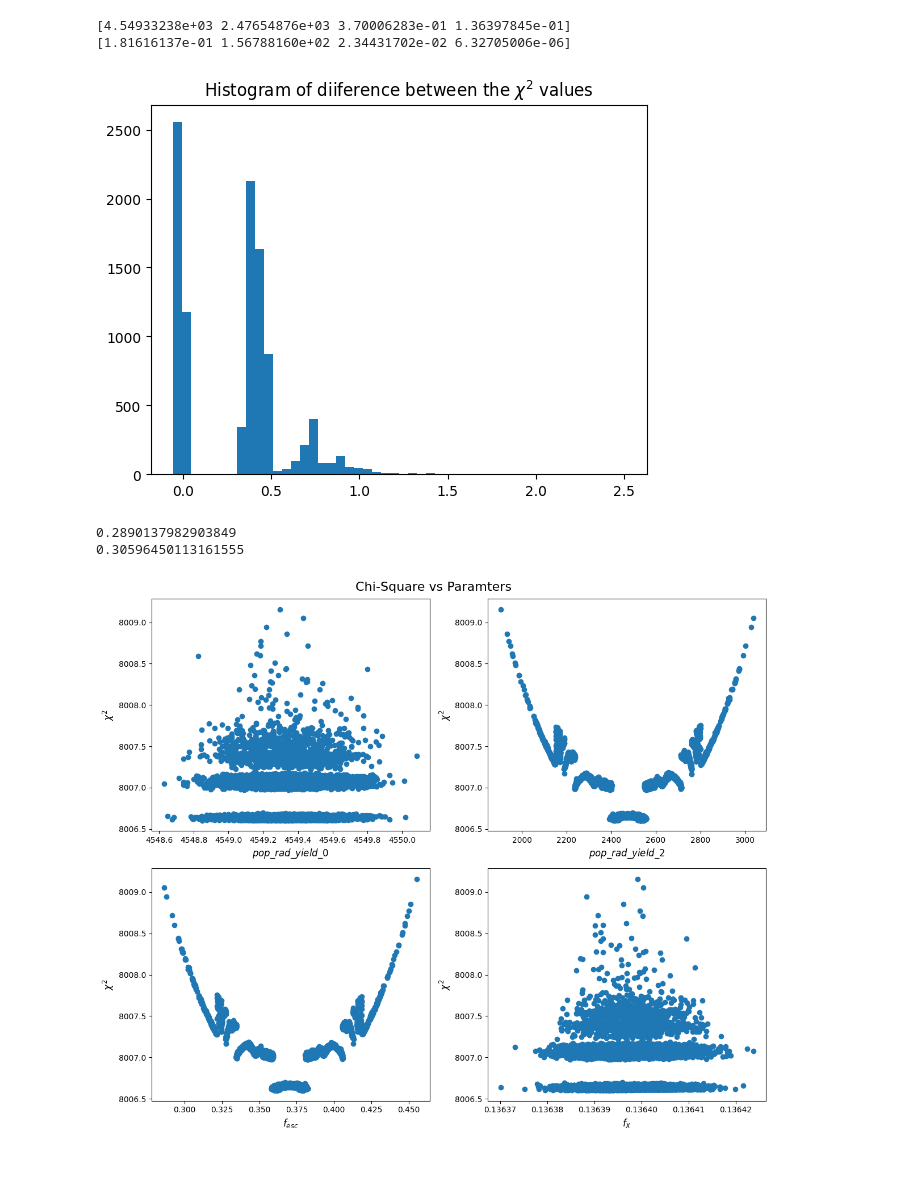
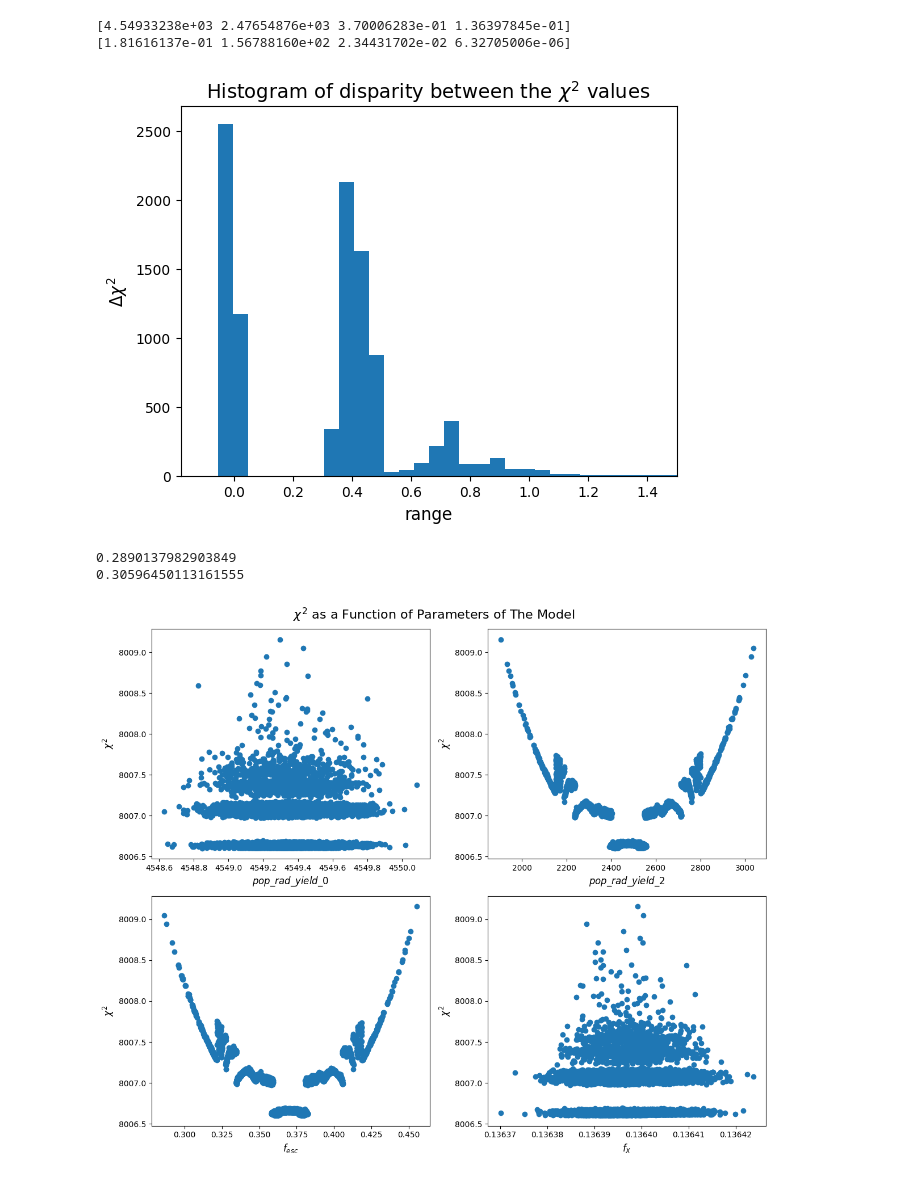
Before and after one commit to aryana-haghjoo/My-Project, a Jupyter notebook: code_final/edges/samples_plots.ipynb, the cells around one changed output. Saved outputs shown, nothing was run; the diff lists cells and outputs as text; code cells hidden in the pictures.

```diff
--- a/code_final/edges/samples_plots.ipynb
+++ b/code_final/edges/samples_plots.ipynb
@@ -71,11 +71,14 @@ print(np.std(samples, axis=0))
 # %%
 fig3 = plt.figure()
 plt.hist(csq - 8006.655671789552, bins=50)
-plt.title('Histogram of diiference between the $\chi^2$ values')
-plt.savefig('csq_hist.png')
+plt.title('Histogram of disparity between the $\chi^2$ values', fontsize=14)
+plt.ylabel('$\Delta \chi^2$', fontsize=12)
+plt.xlabel('range', fontsize=12)
+plt.xlim(right=1.5)
+plt.savefig('csq_hist_edges.png')
 plt.show()
 # %% [output]
-[figure, old version]
+[figure, new version]
 # %%
 print(np.std(csq))
 print(np.mean(csq-8006.655671789552))
@@ -84,7 +87,7 @@ print(np.mean(csq-8006.655671789552))
 0.30596450113161555
 # %%
 fig4, ax_list = plt.subplots(2, 2, figsize=(12,10))
-fig4.suptitle('Chi-Square vs Paramters', fontsize=16)
+fig4.suptitle('$\chi^2$ as a Function of Parameters of The Model', fontsize=16)
 
 ax_list[0, 0].scatter(samples[:, 0], csq)
 ax_list[0, 0].set_ylabel('$\chi^2$', fontsize=12)
@@ -102,7 +105,7 @@ ax_list[1, 1].scatter(samples[:, 3], csq)
 ax_list[1, 1].set_ylabel('$\chi^2$', fontsize=12)
 ax_list[1, 1].set_xlabel('$f_{X}$', fontsize=12)
 plt.tight_layout()
-plt.savefig('csq_vs_params.png')
+plt.savefig('csq_vs_params_edges.png')
 plt.show()
 # %% [output]
-[figure, old version]
+[figure, new version]
```
Also changed, not shown: parts of 2 cells of this notebook, 51 other files.
